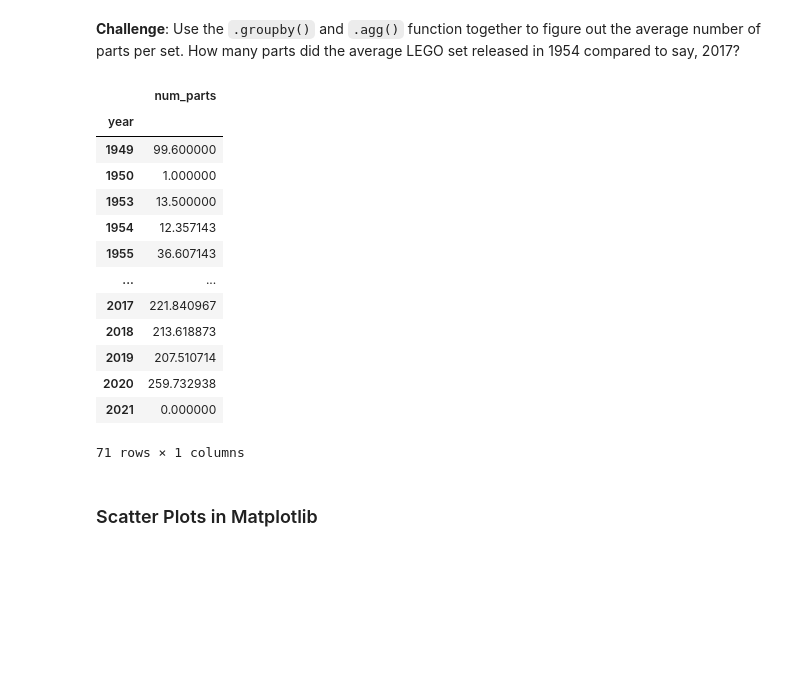
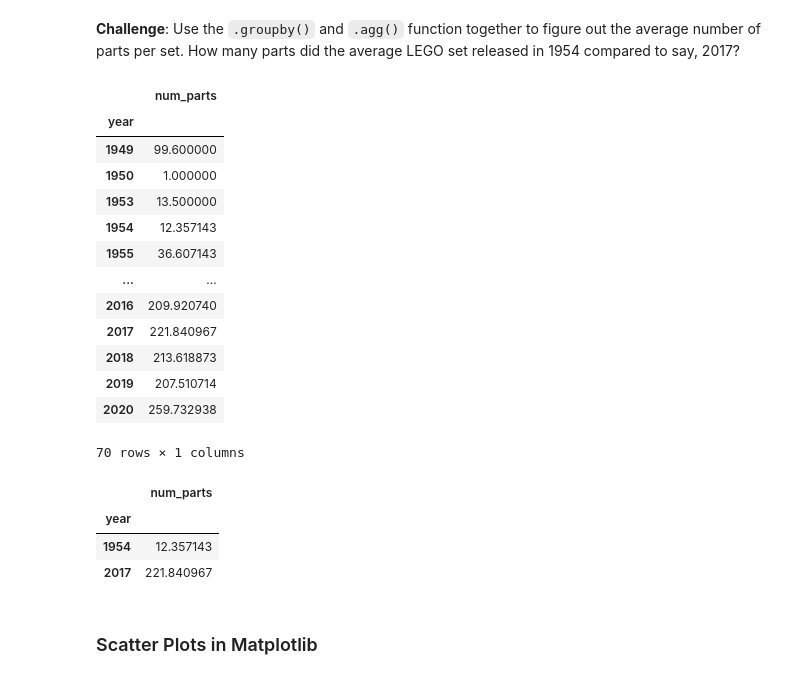
Before and after one commit to yakubszatkowski/100-days-python, a Jupyter notebook: Day 73 - Aggregate & Merge data with Pandas - Lego dataset/Lego_Analysis_for_Course_(start).ipynb, the cells around one changed output. Cells and saved outputs as stored; diff of their text form; code cells hidden in the pictures; blank space fills up the shorter version.

```diff
--- a/Day 73 - Aggregate & Merge data with Pandas - Lego dataset/Lego_Analysis_for_Course_(start).ipynb
+++ b/Day 73 - Aggregate & Merge data with Pandas - Lego dataset/Lego_Analysis_for_Course_(start).ipynb
@@ -337,23 +323,31 @@ Text(0, 0.5, 'Number of themes by year')
 # %% [markdown]
 **Challenge**: Use the <code>.groupby()</code> and <code>.agg()</code> function together to figure out the average number of parts per set. How many parts did the average LEGO set released in 1954 compared to say, 2017?
 # %%
-parts_per_set = sets_df.groupby('year').agg({'num_parts':pd.Series.mean}, inplace=True)
+parts_per_set = sets_df.groupby('year').agg({'num_parts':pd.Series.mean}, inplace=True)[:-1]
 parts_per_set
 # %% [output]
 |  | num_parts |
 | year |  |
 | 1949 | 99.600000 |
 | 1950 | 1.000000 |
 | 1953 | 13.500000 |
 | 1954 | 12.357143 |
 | 1955 | 36.607143 |
 | ... | ... |
+| 2016 | 209.920740 |
 | 2017 | 221.840967 |
 | 2018 | 213.618873 |
 | 2019 | 207.510714 |
 | 2020 | 259.732938 |
-| 2021 | 0.000000 |
-71 rows × 1 columns
+70 rows × 1 columns
+# %%
+# 1st solution - shows location from by year (id)
+parts_per_set.loc[[1954, 2017]]
+# %% [output]
+|  | num_parts |
+| year |  |
+| 1954 | 12.357143 |
+| 2017 | 221.840967 |
 # %% [markdown]
 ### Scatter Plots in Matplotlib
 # %% [markdown]
```
Also changed, not shown: parts of 24 cells of this notebook, 8 other files.
